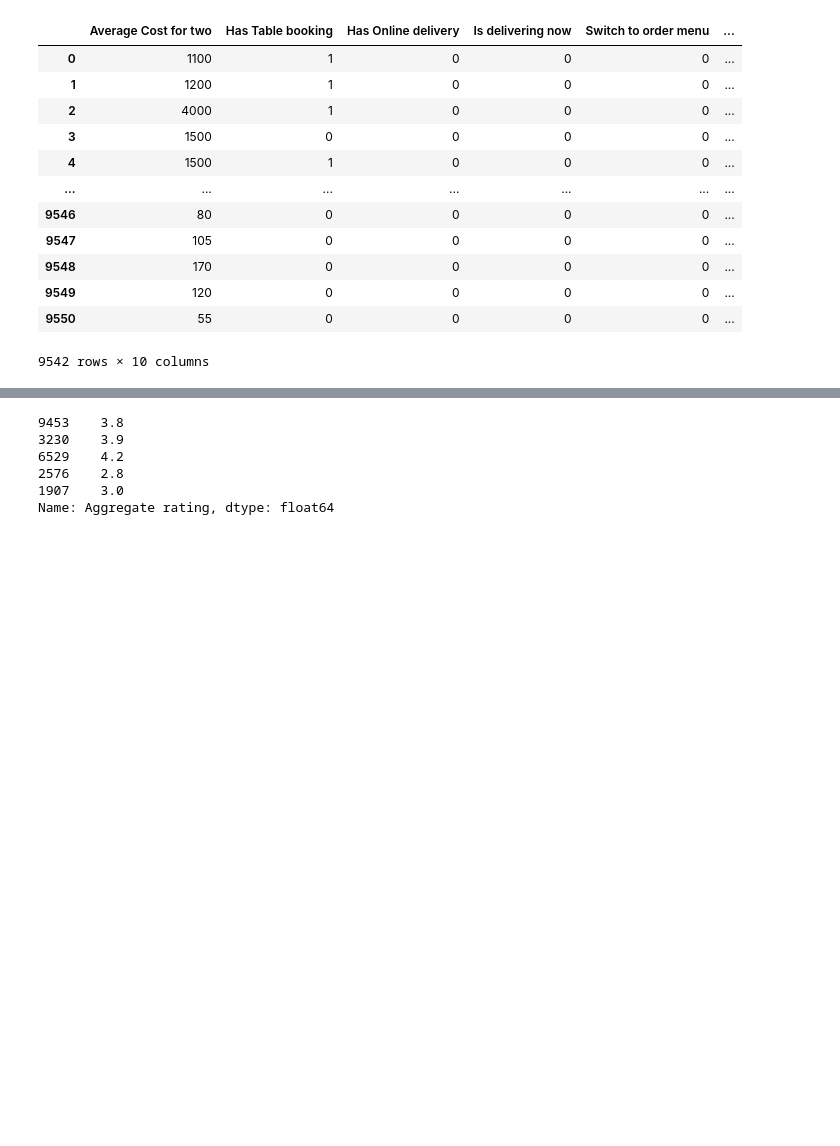
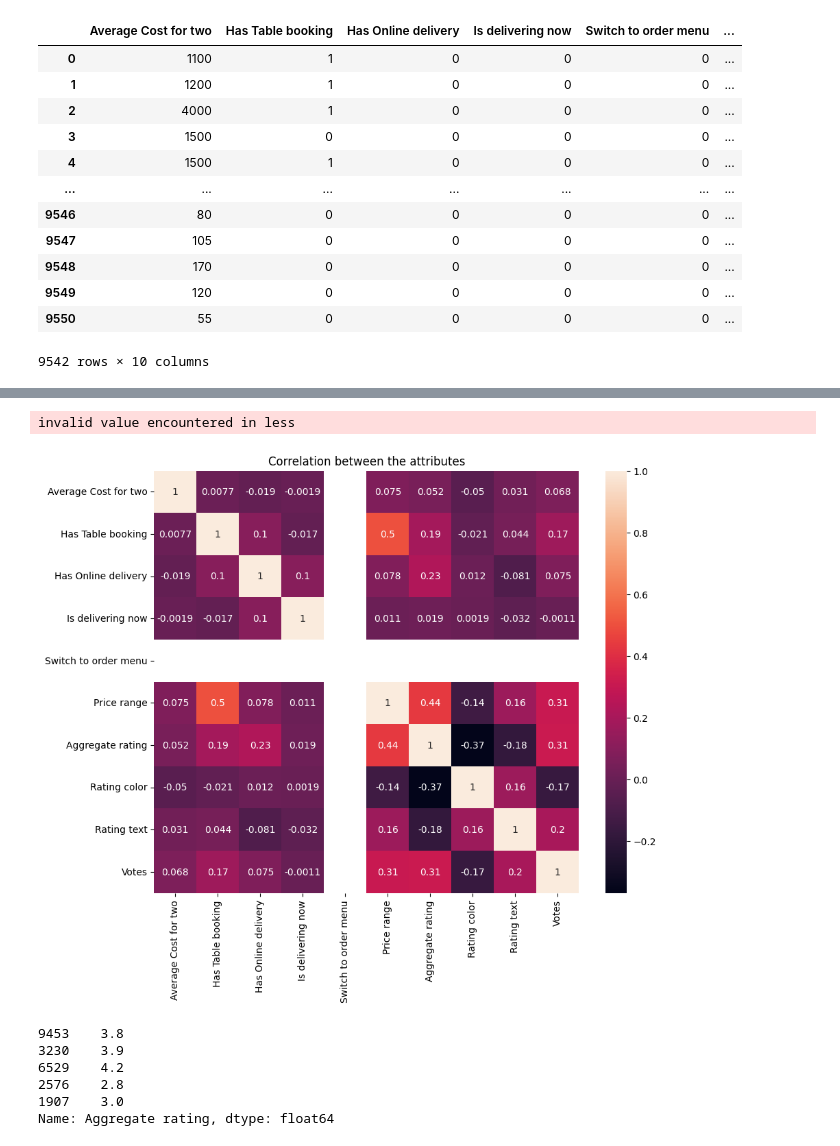
Before and after one commit to i-atul/Cognifyz-Machine-Learning-Internship, a Jupyter notebook: task1.ipynb, the cells around one changed output, grey strips where cells are left out. Saved outputs shown, nothing was run; the diff lists cells and outputs as text; code cells hidden in the pictures; blank space fills up the shorter version.

```diff
--- a/task1.ipynb
+++ b/task1.ipynb
@@ -208,3 +248,11 @@ df
+# %%
+plt.figure(figsize=(10,8))
+sns.heatmap(df.corr(),annot=True)
+plt.title("Correlation between the attributes")
+plt.show()
+# %% [output]
+invalid value encountered in less
+[figure, added]
 # %%
 x = df.drop('Aggregate rating', axis=1)
 y = df['Aggregate rating']
```
Also changed, not shown: parts of 9 cells of this notebook.
